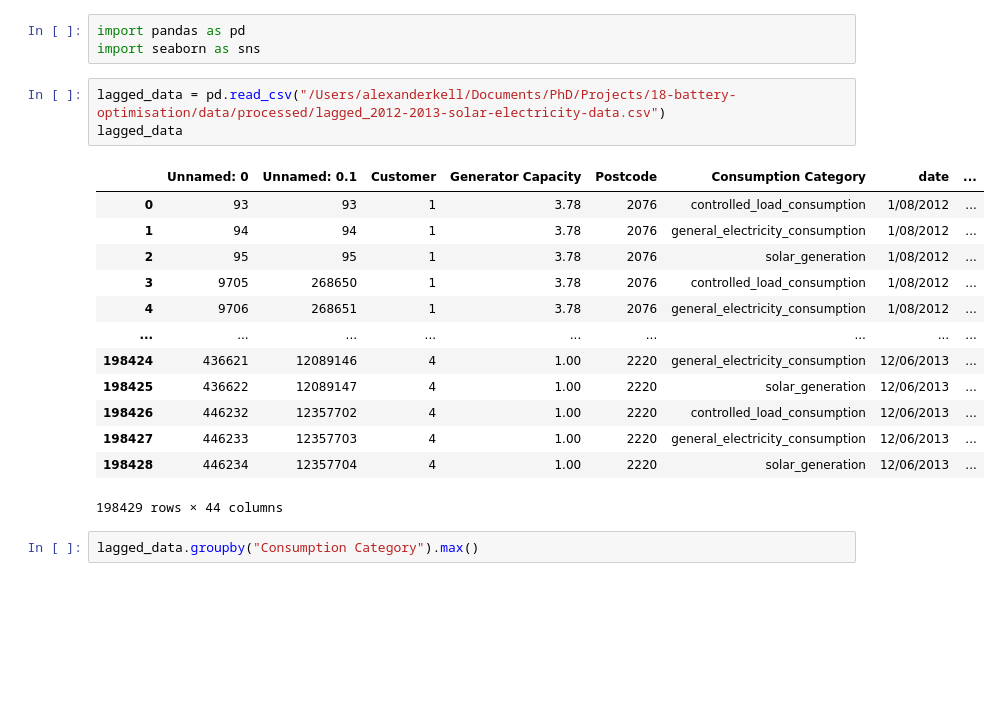
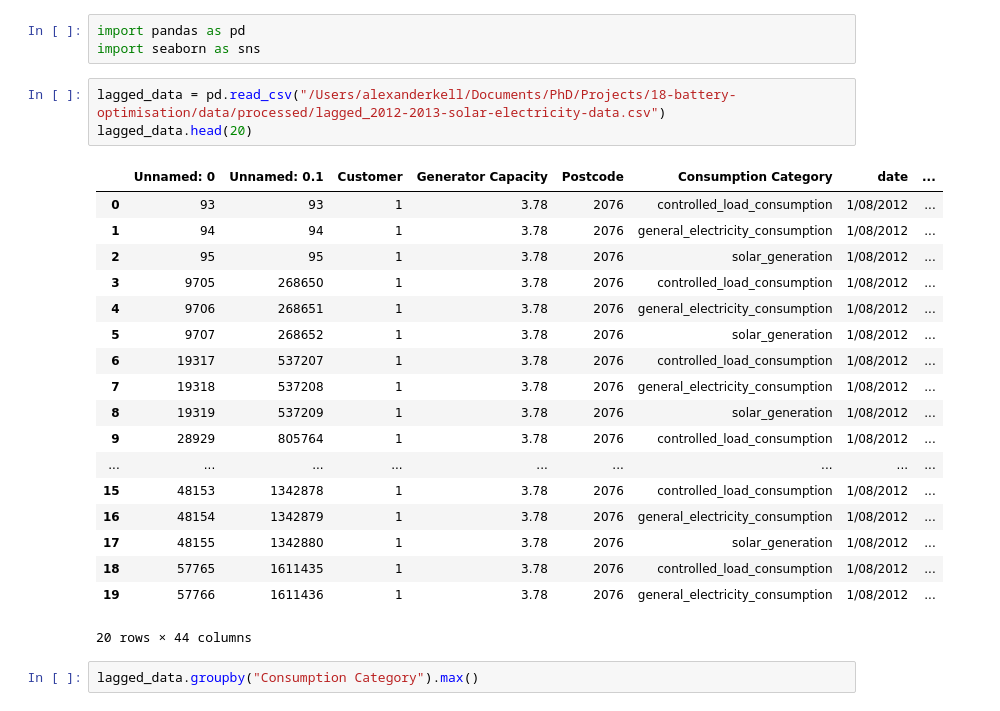
Before and after one commit to alexanderkell/battery-optimisation, a Jupyter notebook: notebooks/modelling/1.0-ajmk-battery-model.ipynb, the cells around one changed output. Saved outputs shown, nothing was run; the diff lists cells and outputs as text; blank space fills up the shorter version.

```diff
--- a/notebooks/modelling/1.0-ajmk-battery-model.ipynb
+++ b/notebooks/modelling/1.0-ajmk-battery-model.ipynb
@@ -3,21 +3,26 @@ import pandas as pd
 import seaborn as sns
 # %%
 lagged_data = pd.read_csv("/Users/alexanderkell/Documents/PhD/Projects/18-battery-optimisation/data/processed/lagged_2012-2013-solar-electricity-data.csv")
-lagged_data
+lagged_data.head(20)
 # %% [output]
 |  | Unnamed: 0 | Unnamed: 0.1 | Customer | Generator Capacity | Postcode | Consumption Category | date | ... |
 | 0 | 93 | 93 | 1 | 3.78 | 2076 | controlled_load_consumption | 1/08/2012 | ... |
 | 1 | 94 | 94 | 1 | 3.78 | 2076 | general_electricity_consumption | 1/08/2012 | ... |
 | 2 | 95 | 95 | 1 | 3.78 | 2076 | solar_generation | 1/08/2012 | ... |
 | 3 | 9705 | 268650 | 1 | 3.78 | 2076 | controlled_load_consumption | 1/08/2012 | ... |
 | 4 | 9706 | 268651 | 1 | 3.78 | 2076 | general_electricity_consumption | 1/08/2012 | ... |
+| 5 | 9707 | 268652 | 1 | 3.78 | 2076 | solar_generation | 1/08/2012 | ... |
+| 6 | 19317 | 537207 | 1 | 3.78 | 2076 | controlled_load_consumption | 1/08/2012 | ... |
+| 7 | 19318 | 537208 | 1 | 3.78 | 2076 | general_electricity_consumption | 1/08/2012 | ... |
+| 8 | 19319 | 537209 | 1 | 3.78 | 2076 | solar_generation | 1/08/2012 | ... |
+| 9 | 28929 | 805764 | 1 | 3.78 | 2076 | controlled_load_consumption | 1/08/2012 | ... |
 | ... | ... | ... | ... | ... | ... | ... | ... | ... |
-| 198424 | 436621 | 12089146 | 4 | 1.00 | 2220 | general_electricity_consumption | 12/06/2013 | ... |
-| 198425 | 436622 | 12089147 | 4 | 1.00 | 2220 | solar_generation | 12/06/2013 | ... |
-| 198426 | 446232 | 12357702 | 4 | 1.00 | 2220 | controlled_load_consumption | 12/06/2013 | ... |
-| 198427 | 446233 | 12357703 | 4 | 1.00 | 2220 | general_electricity_consumption | 12/06/2013 | ... |
-| 198428 | 446234 | 12357704 | 4 | 1.00 | 2220 | solar_generation | 12/06/2013 | ... |
+| 15 | 48153 | 1342878 | 1 | 3.78 | 2076 | controlled_load_consumption | 1/08/2012 | ... |
+| 16 | 48154 | 1342879 | 1 | 3.78 | 2076 | general_electricity_consumption | 1/08/2012 | ... |
+| 17 | 48155 | 1342880 | 1 | 3.78 | 2076 | solar_generation | 1/08/2012 | ... |
+| 18 | 57765 | 1611435 | 1 | 3.78 | 2076 | controlled_load_consumption | 1/08/2012 | ... |
+| 19 | 57766 | 1611436 | 1 | 3.78 | 2076 | general_electricity_consumption | 1/08/2012 | ... |
-198429 rows × 44 columns
+20 rows × 44 columns
 # %%
 lagged_data.groupby("Consumption Category").max()
 # %% [output]
```
Also changed, not shown: 3 other files.
